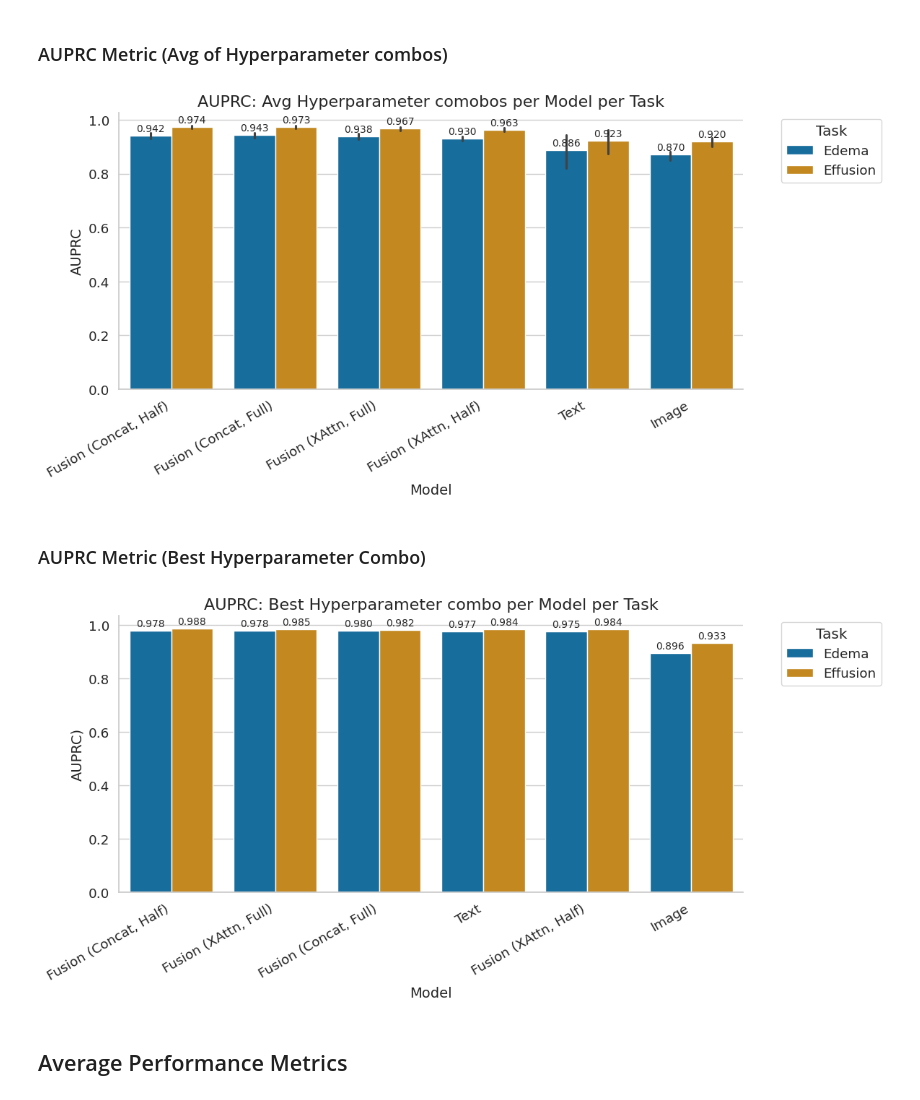
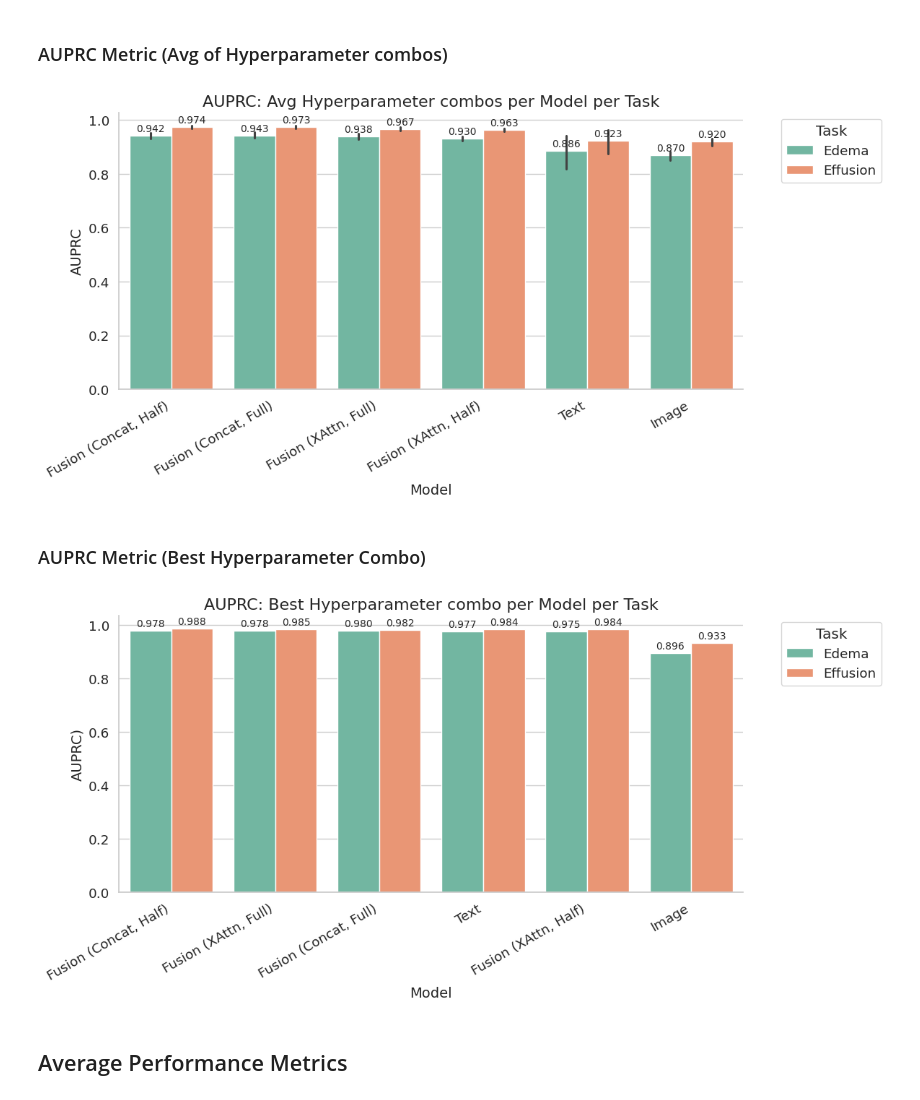
Before and after one commit to CrossMedDx/health-project, a Jupyter notebook: analysis/result_analysis.ipynb, the cells around one changed output. Cells and saved outputs as stored; diff of their text form; code cells hidden in the pictures.

Commit message:
changed colors

```diff
--- a/analysis/result_analysis.ipynb
+++ b/analysis/result_analysis.ipynb
@@ -175,7 +175,7 @@ plt.show()
 # %% [markdown]
 ### F1-Score Metric (Average of Hyperparameters)
 # %%
-sns.set(style="whitegrid", palette="colorblind", font_scale=1.2)
+sns.set(style="whitegrid", palette="Set1", font_scale=1.2)
 
 # Order models by mean F1
 order = df.groupby("Model")["F1"].mean().sort_values(ascending=False).index
@@ -207,7 +207,7 @@ plt.show()
 df_best = pd.read_csv("best_metrics_by_model.csv")
 
 # Set seaborn style
-sns.set(style="whitegrid", palette="colorblind", font_scale=1.2)
+sns.set(style="whitegrid", palette="Set1", font_scale=1.2)
 
 # Order models by mean Recall
 order = df_best.groupby("Model")["F1"].mean().sort_values(ascending=False).index
@@ -238,7 +238,7 @@ plt.show()
 # %% [markdown]
 ### AUPRC Metric (Avg of Hyperparameter combos)
 # %%
-sns.set(style="whitegrid", palette="colorblind", font_scale=1.2)
+sns.set(style="whitegrid", palette="Set2", font_scale=1.2)
 
 # Order models by mean F1
 order = df.groupby("Model")["AUPRC"].mean().sort_values(ascending=False).index
@@ -248,7 +248,7 @@ ax = sns.barplot(
     data=df, x="Model", y="AUPRC", hue="Task",
     order=order
 )
-plt.title("AUPRC: Avg Hyperparameter comobos per Model per Task", fontsize=16)
+plt.title("AUPRC: Avg Hyperparameter combos per Model per Task", fontsize=16)
 plt.xlabel("Model", fontsize=14)
 plt.ylabel("AUPRC", fontsize=14)
 plt.xticks(rotation=30, ha="right")
@@ -262,42 +262,42 @@ for c in ax.containers:
 plt.tight_layout()
 plt.show()
 # %% [output]
-[figure, old version]
+[figure, new version]
 # %% [markdown]
 ### AUPRC Metric (Best Hyperparameter Combo)
 # %%
 # Load the filtered CSV with best Name per model for Edema & Effusion
 df_best = pd.read_csv("best_metrics_by_model.csv")
 
 # Set seaborn style
-sns.set(style="whitegrid", palette="colorblind", font_scale=1.2)
+sns.set(style="whitegrid", palette="Set2", font_scale=1.2)
 
 # Order models by mean Recall
 order = df_best.groupby("Model")["AUPRC"].mean().sort_values(ascending=False).index
 
 # Create the barplot
 plt.figure(figsize=(12, 6))
 ax = sns.barplot(
     data=df_best, x="Model", y="AUPRC", hue="Task",
     order=order
 )
 
 # Plot customization
 plt.title("AUPRC: Best Hyperparameter combo per Model per Task", fontsize=16)
 plt.xlabel("Model", fontsize=14)
 plt.ylabel("AUPRC)", fontsize=14)
 plt.xticks(rotation=30, ha="right")
 plt.legend(title="Task", bbox_to_anchor=(1.05, 1), loc="upper left")
 sns.despine()
 
 # Add value labels to bars
 for container in ax.containers:
     ax.bar_label(container, fmt="%.3f", padding=2, fontsize=10)
 
 plt.tight_layout()
 plt.show()
 # %% [output]
-[figure, old version]
+[figure, new version]
 # %% [markdown]
 ## Average Performance Metrics
 # %%
```
Also changed, not shown: parts of 2 cells of this notebook.
